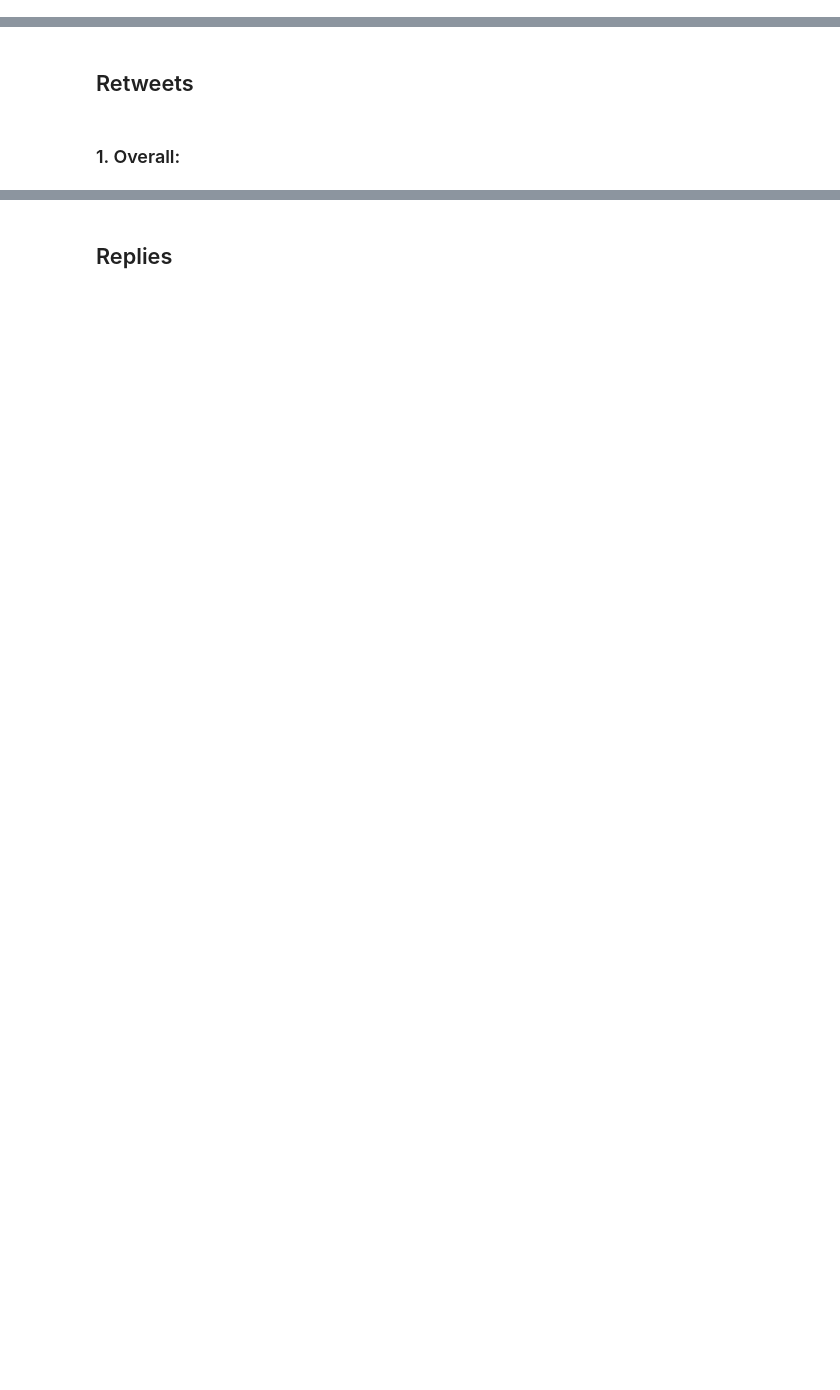
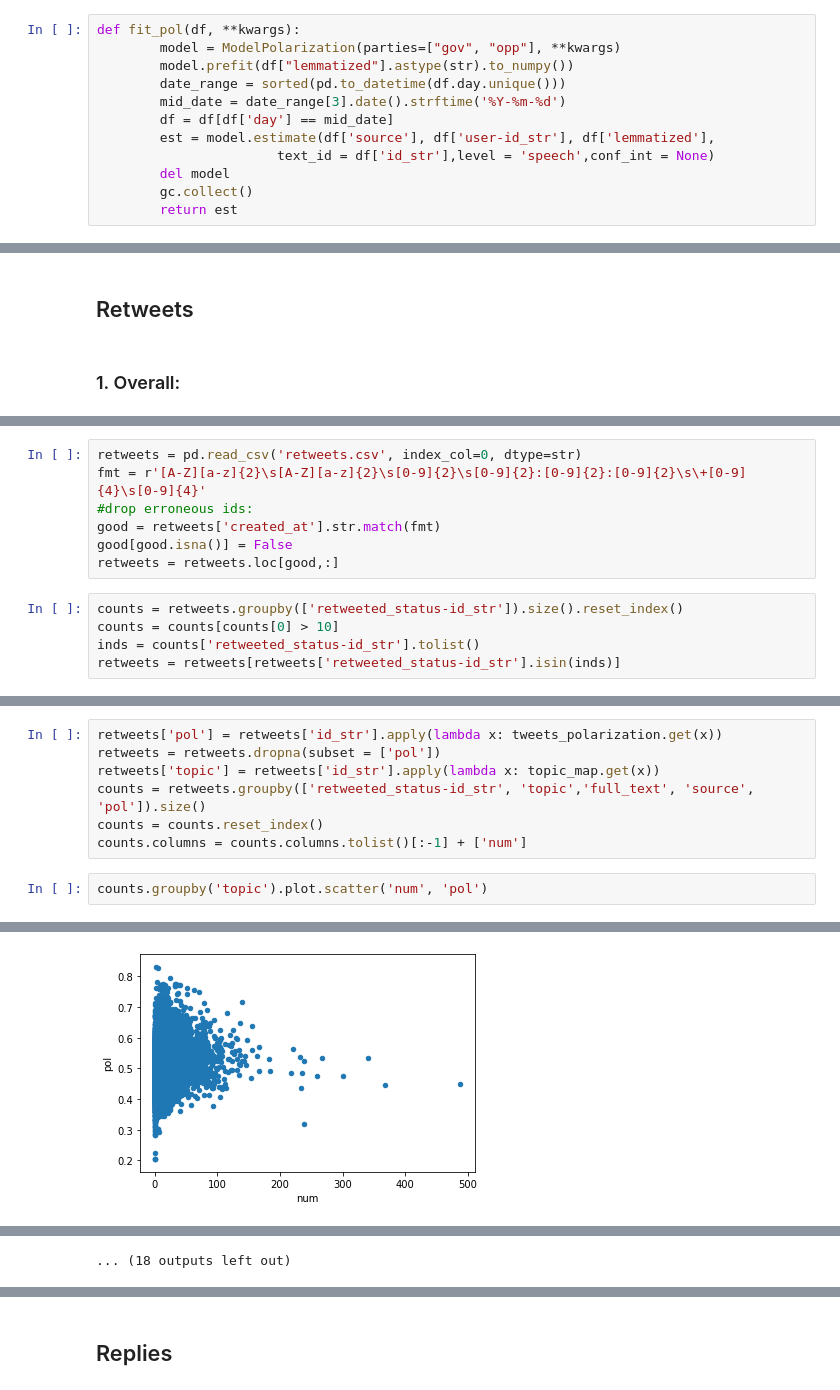
Before and after one commit to bodzioboo/twitter, a Jupyter notebook: notebooks/nlp/polarization_retweets.ipynb, the cells around one changed output, grey strips where cells are left out. Saved outputs shown, nothing was run; the diff lists cells and outputs as text; blank space fills up the shorter version.

```diff
--- a/notebooks/nlp/polarization_retweets.ipynb
+++ b/notebooks/nlp/polarization_retweets.ipynb
@@ -42,0 +107,12 @@ json.dump(tweets_polarization, open(PATH_SCORES, 'w'))
+# %%
+def fit_pol(df, **kwargs):
+        model = ModelPolarization(parties=["gov", "opp"], **kwargs)
+        model.prefit(df["lemmatized"].astype(str).to_numpy())
+        date_range = sorted(pd.to_datetime(df.day.unique()))
+        mid_date = date_range[3].date().strftime('%Y-%m-%d')
+        df = df[df['day'] == mid_date]
+        est = model.estimate(df['source'], df['user-id_str'], df['lemmatized'],
+                       text_id = df['id_str'],level = 'speech',conf_int = None)
+        del model
+        gc.collect()
+        return est
@@ -90,0 +209,12 @@ plt.show()
+# %%
+retweets = pd.read_csv('retweets.csv', index_col=0, dtype=str)
+fmt = r'[A-Z][a-z]{2}\s[A-Z][a-z]{2}\s[0-9]{2}\s[0-9]{2}:[0-9]{2}:[0-9]{2}\s\+[0-9]{4}\s[0-9]{4}'
+#drop erroneous ids:
+good = retweets['created_at'].str.match(fmt)
+good[good.isna()] = False
+retweets = retweets.loc[good,:]
+# %%
+counts = retweets.groupby(['retweeted_status-id_str']).size().reset_index()
+counts = counts[counts[0] > 10]
+inds = counts['retweeted_status-id_str'].tolist()
+retweets = retweets[retweets['retweeted_status-id_str'].isin(inds)]
@@ -90,0 +239,10 @@ plt.show()
+# %%
+retweets['pol'] = retweets['id_str'].apply(lambda x: tweets_polarization.get(x))
+retweets = retweets.dropna(subset = ['pol'])
+retweets['topic'] = retweets['id_str'].apply(lambda x: topic_map.get(x))
+counts = retweets.groupby(['retweeted_status-id_str', 'topic','full_text', 'source', 'pol']).size()
+counts = counts.reset_index()
+counts.columns = counts.columns.tolist()[:-1] + ['num']
+# %%
+counts.groupby('topic').plot.scatter('num', 'pol')
+# %% [output]
@@ -90,0 +266 @@ plt.show()
+[figure, added]
@@ -90,0 +277 @@ plt.show()
+... (18 outputs left out)
```
Also changed, not shown: parts of 27 cells of this notebook, 23 other files.
